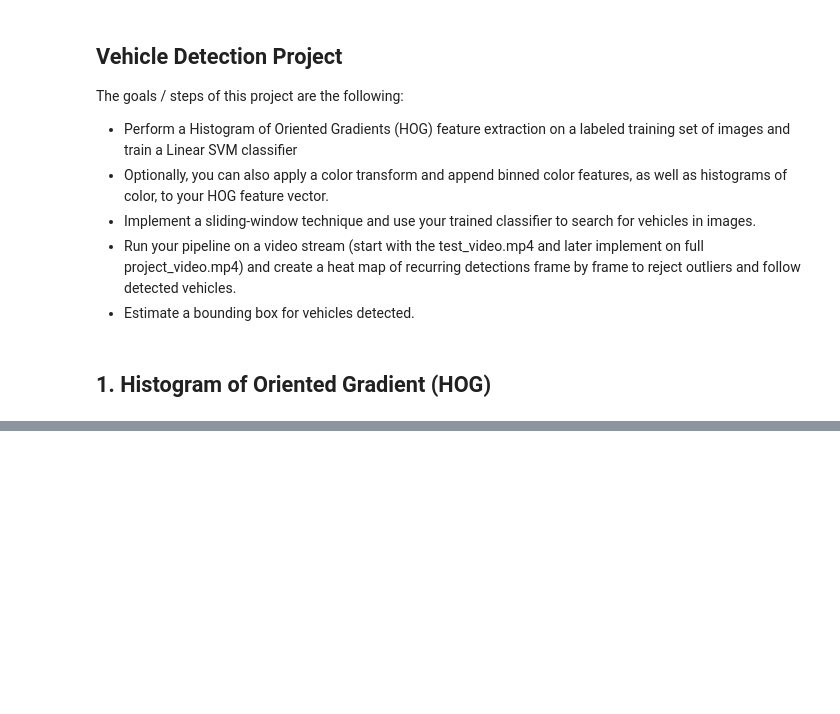
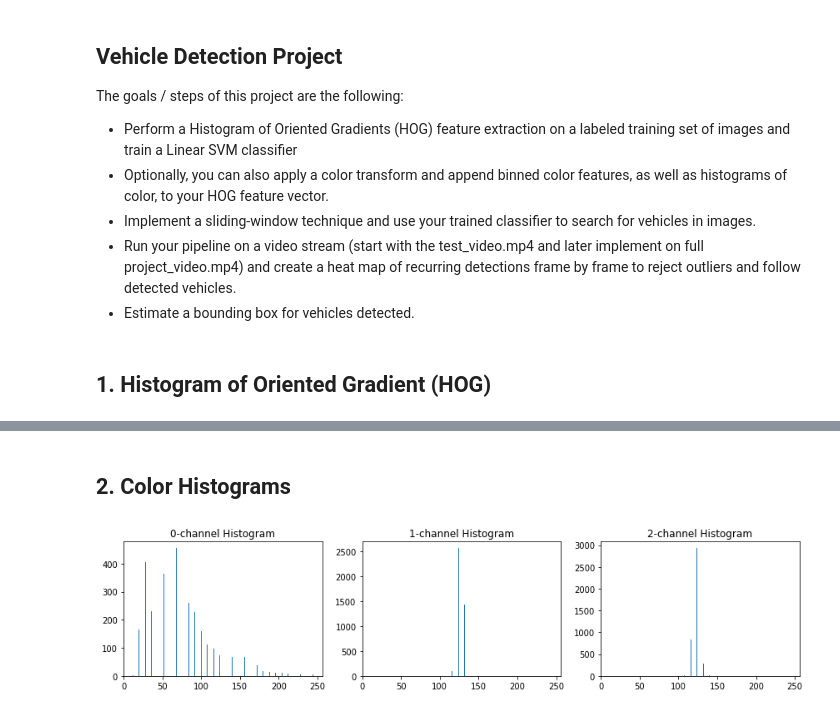
Before and after one commit to xingliuUT/CarND-Vehicle-Detection, a Jupyter notebook: vehicle_detection.ipynb, the cells around one changed output, grey strips where cells are left out. Drawn from its saved outputs; the diff is of its cells as text; code cells hidden in the pictures; blank space fills up the shorter version.

Commit message:
feat: color histograms for img w&wo vehicle

```diff
--- a/vehicle_detection.ipynb
+++ b/vehicle_detection.ipynb
@@ -54,9 +54,9 @@ nonvehicles = glob.glob('./non-vehicles/*/*')
 #     print(fname)
 # %%
 #show HOG image for a test image with vehicle
-img = cv2.imread('./vehicles/GTI_Right/image0333.png')
+car_img = cv2.imread('./vehicles/GTI_Right/image0333.png')
 image_path = './output_images/hog_GTI_Right_image0333.png'
-show_hog(img, image_path = image_path, save_img = True)
+show_hog(car_img, image_path = image_path, save_img = True)
 # %% [output]
 /anaconda/envs/carnd-term1/lib/python3.5/site-packages/skimage/feature/_hog.py:119: skimage_deprecation: Default value of `block_norm`==`L1` is deprecated and will be changed to `L2-Hys` in v0.15
   'be changed to `L2-Hys` in v0.15', skimage_deprecation)
@@ -65,5 +64,5 @@ show_hog(img, image_path = image_path, save_img = True)
 # %%
 #show HOG image for a test image without vehicle
-img = cv2.imread('./non-vehicles/GTI/image1007.png')
+noncar_img = cv2.imread('./non-vehicles/GTI/image1007.png')
 image_path = './output_images/hog_GTI_image1007.png'
-show_hog(img, image_path = image_path, save_img = True)
+show_hog(noncar_img, image_path = image_path, save_img = True)
@@ -69,0 +73,30 @@ show_hog(img, image_path = image_path, save_img = True)
+# %% [markdown]
+## 2. Color Histograms
+# %%
+def show_colorhist(img, image_path = './output_images/test01.png', save_img = False):
+    feature_image = cv2.cvtColor(img, cv2.COLOR_RGB2YCrCb)
+    hist_bins = 32
+    hist0, hist1, hist2, bincen, hist_features = color_hist(feature_image, nbins=hist_bins, vis = True)
+    #print(bincen)
+    fig = plt.figure(figsize=(12,3))
+    plt.subplot(131)
+    plt.bar(bincen, hist0[0])
+    plt.xlim(0, 256)
+    plt.title('0-channel Histogram')
+    plt.subplot(132)
+    plt.bar(bincen, hist1[0])
+    plt.xlim(0, 256)
+    plt.title('1-channel Histogram')
+    plt.subplot(133)
+    plt.bar(bincen, hist2[0])
+    plt.xlim(0, 256)
+    plt.title('2-channel Histogram')
+    fig.tight_layout()
+    if save_img:
+        plt.savefig(image_path)
+# %%
+#show color histogram for a test image with vehicle
+image_path = './output_images/colorhist_GTI_Right_image0333.png'
+show_colorhist(car_img, image_path = image_path, save_img = True)
+# %% [output]
+[figure, added]
```
Also changed, not shown: parts of 3 cells of this notebook, 2 other files.
